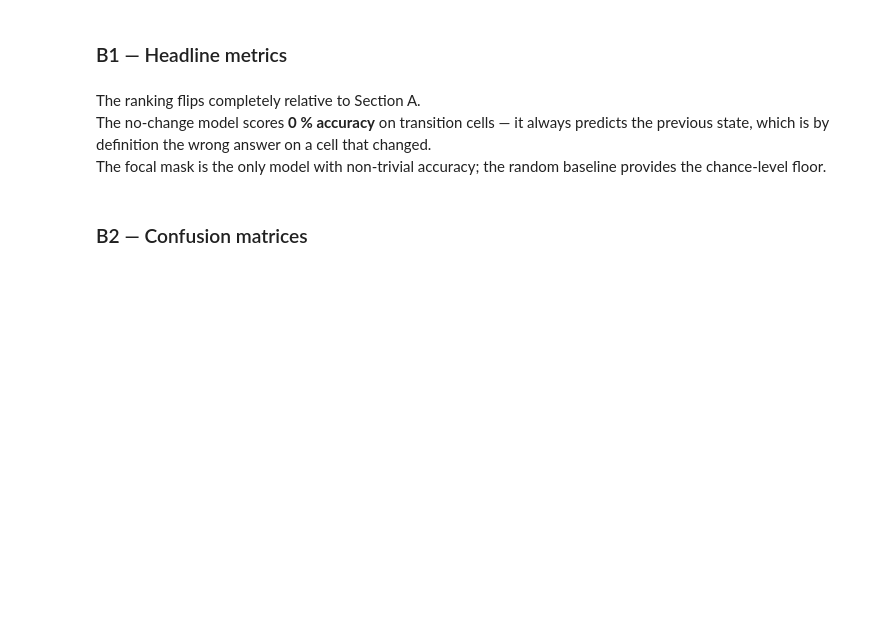
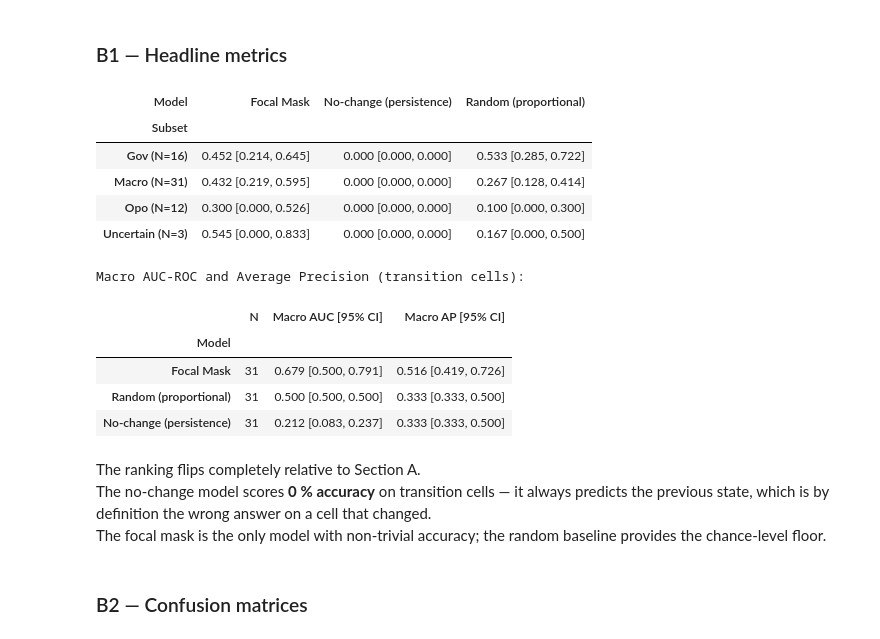
Before and after one commit to DSDMmasterProject/territorial_control_dsdm_master_project, a Jupyter notebook: src/visualizations/reporting.ipynb, the cells around one changed output. Drawn from its saved outputs; the diff is of its cells as text; code cells hidden in the pictures; blank space fills up the shorter version.

```diff
--- a/src/visualizations/reporting.ipynb
+++ b/src/visualizations/reporting.ipynb
@@ -489,27 +569,54 @@ for key in CLASS_NAMES + ['macro']:
 # %% [markdown]
 ### B1 — Headline metrics
 # %%
-# B1 — F1 table with N per class and 95% bootstrap CI
-# Macro row first (most stable), then per-class rows.
+# B1 — Headline metrics (transition cells only)
+# Per-class and macro F1 with 95% bootstrap CI
 rows = []
 for cls_key in ['macro'] + CLASS_NAMES:
     for name in dfs:
         b = boot_trans[name]
         lbl = 'Macro' if cls_key == 'macro' else cls_key.capitalize()
         n   = b[cls_key]['n']
         rows.append({
             'Subset': f'{lbl} (N={n})',
             'Model' : MODEL_LABELS[name],
             'F1  value [95% CI]': fmt_ci(b[cls_key]['f1'], d=3),
         })
 
 tbl = (
     pd.DataFrame(rows)
     .set_index(['Subset', 'Model'])
     .unstack('Model')
 )
 tbl.columns = tbl.columns.droplevel(0)
 display(tbl)
+
+# Macro AUC and Macro AP (same bootstrap samples, transition cells only)
+n_trans = boot_trans['focal_mask']['macro']['n']
+rows_mac = []
+for name in dfs:
+    b = boot_trans[name]['macro']
+    rows_mac.append({
+        'Model'               : MODEL_LABELS[name],
+        'N'                   : n_trans,
+        'Macro AUC  [95% CI]' : fmt_ci(b['auc'], d=3),
+        'Macro AP  [95% CI]'  : fmt_ci(b['ap'],  d=3),
+    })
+print('\nMacro AUC-ROC and Average Precision (transition cells):')
+display(pd.DataFrame(rows_mac).set_index('Model'))
+# %% [output]
+| Model | Focal Mask | No-change (persistence) | Random (proportional) |
+| Subset |  |  |  |
+| Gov (N=16) | 0.452 [0.214, 0.645] | 0.000 [0.000, 0.000] | 0.533 [0.285, 0.722] |
+| Macro (N=31) | 0.432 [0.219, 0.595] | 0.000 [0.000, 0.000] | 0.267 [0.128, 0.414] |
+| Opo (N=12) | 0.300 [0.000, 0.526] | 0.000 [0.000, 0.000] | 0.100 [0.000, 0.300] |
+| Uncertain (N=3) | 0.545 [0.000, 0.833] | 0.000 [0.000, 0.000] | 0.167 [0.000, 0.500] |
+Macro AUC-ROC and Average Precision (transition cells):
+|  | N | Macro AUC [95% CI] | Macro AP [95% CI] |
+| Model |  |  |  |
+| Focal Mask | 31 | 0.679 [0.500, 0.791] | 0.516 [0.419, 0.726] |
+| Random (proportional) | 31 | 0.500 [0.500, 0.500] | 0.333 [0.333, 0.500] |
+| No-change (persistence) | 31 | 0.212 [0.083, 0.237] | 0.333 [0.333, 0.500] |
 # %% [markdown]
 The ranking flips completely relative to Section A.
 The no-change model scores **0 % accuracy** on transition cells — it always
```
Also changed, not shown: parts of 21 cells of this notebook, 16 other files.
